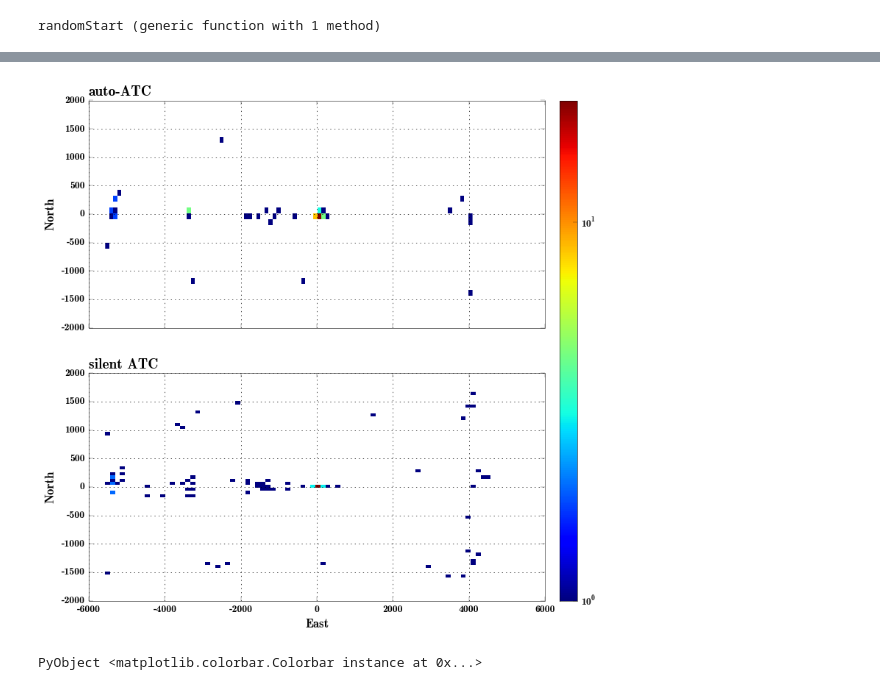
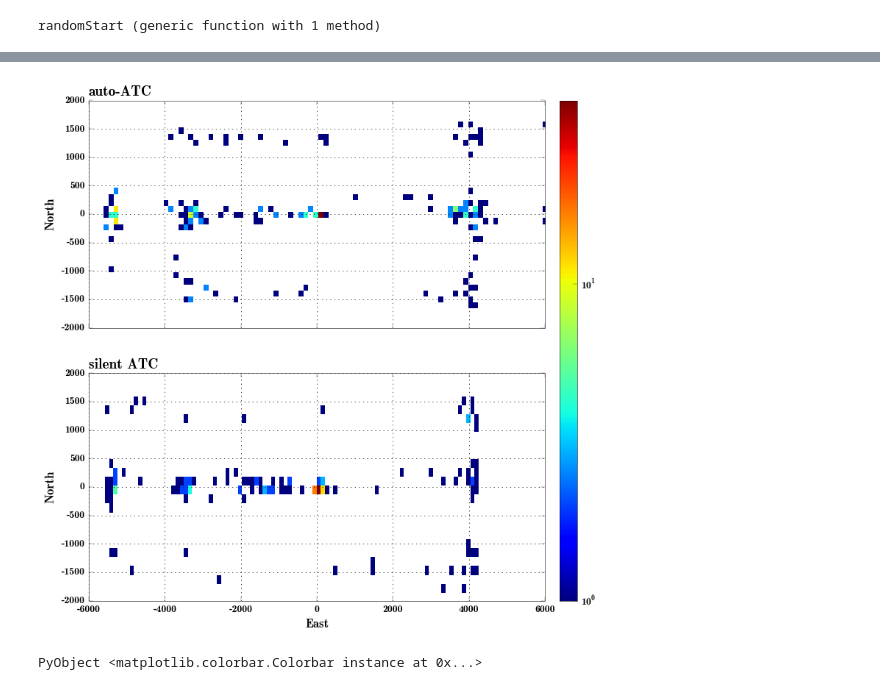
Before and after one commit to sisl/autoATC, a Jupyter notebook: 3dsim.ipynb, the cells around one changed output, grey strips where cells are left out. Saved outputs shown, nothing was run; the diff lists cells and outputs as text; code cells hidden in the pictures.

```diff
--- a/3dsim.ipynb
+++ b/3dsim.ipynb
@@ -117,7 +171,7 @@ sStart = [:T, :T, :T, :T]
 
 srand(rng,uint32(1))
 
-N = 100
+N = 200
 tStat = zeros(3,3,N)
 alertCounts = zeros(Uint64, 3,3,N)
 
@@ -128,7 +182,8 @@ collisionPos = {:MDP=> zeros(3,N,3),:MDP2=> zeros(3,N,3), :None=> zeros(3,N,3)}
 stop = false
 
 betaIdx = 0
-@time for beta in [0.01, 0.5] #[0.01, 0.5, 1.0]
+betaVals = [0.0, 0.01, 0.1]
+@time for beta in betaVals
   betaIdx += 1
   data = load("CTMDPpolicy_a_1.0_b_"*string(beta)*".jld"); Aopt = data["Aopt"];
 
@@ -140,7 +195,7 @@ betaIdx = 0
     end
 
     #We only need one run for the None
-        if (atcType == :None && betaIdx > 1)
+    if (atcType == :None && betaIdx > 1)
         continue
     end
     for i in 1:N
@@ -181,34 +238,34 @@ end
 # %%
 fig, axes = plt.subplots(nrows=2, ncols=1, sharex=true, sharey=true, figsize=(8,8.5))
 #fig[:subplots_adjust](hspace=1)
 
 
 betaIdx = 1;
 k = 0
-for atcType in [:MDP, :None]
+for atcType in [:MDP2, :None]
     k += 1
     PyPlot.subplot(2,1,k)
     Y = collisionPos[atcType][betaIdx,:,1]
     X = collisionPos[atcType][betaIdx,:,2]
     X = X[!isnan(X)]; Y = Y[!isnan(Y)]
     matrix = PyPlot.hist2D(X,Y,bins=[15,10]*6,cmin=1, norm=plt.matplotlib[:colors][:LogNorm]());#,color=colors[k],normed=true)#Y,linestyle="", marker=".",markersize=2,color=colors[k])
 
     ax = PyPlot.gca();
     # #PyPlot.axis("equal")
     PyPlot.ylabel("North")
     k == 2 && PyPlot.xlabel("East")
     PyPlot.xlim([-6000, 6000])
     PyPlot.ylim([-2000, 2000])
     #ax[:set_aspect](1.5)
     PyPlot.grid("on")
     PyPlot.title(k == 1 ? "auto-ATC" : "silent ATC",loc="left",fontsize=14)
 end
 
 cax = plt.axes([0.925, 0.1, 0.03, .8])
 PyPlot.colorbar(ax=axes,cax=cax, use_gridspec=false,orientation="vertical")#, pad=.1, anchor=(6, 6.0))
 #plt.savefig("/home/zouhair/Dropbox/AA229/project/ATMS2015/collision_location.pgf", bbox_inches="tight")
 # %% [output]
-[figure, old version]
+[figure, new version]
 PyObject <matplotlib.colorbar.Colorbar instance at 0x...>
 # %%
 histData_x = Vector{Float64}[]
```
Also changed, not shown: parts of 16 cells of this notebook.
